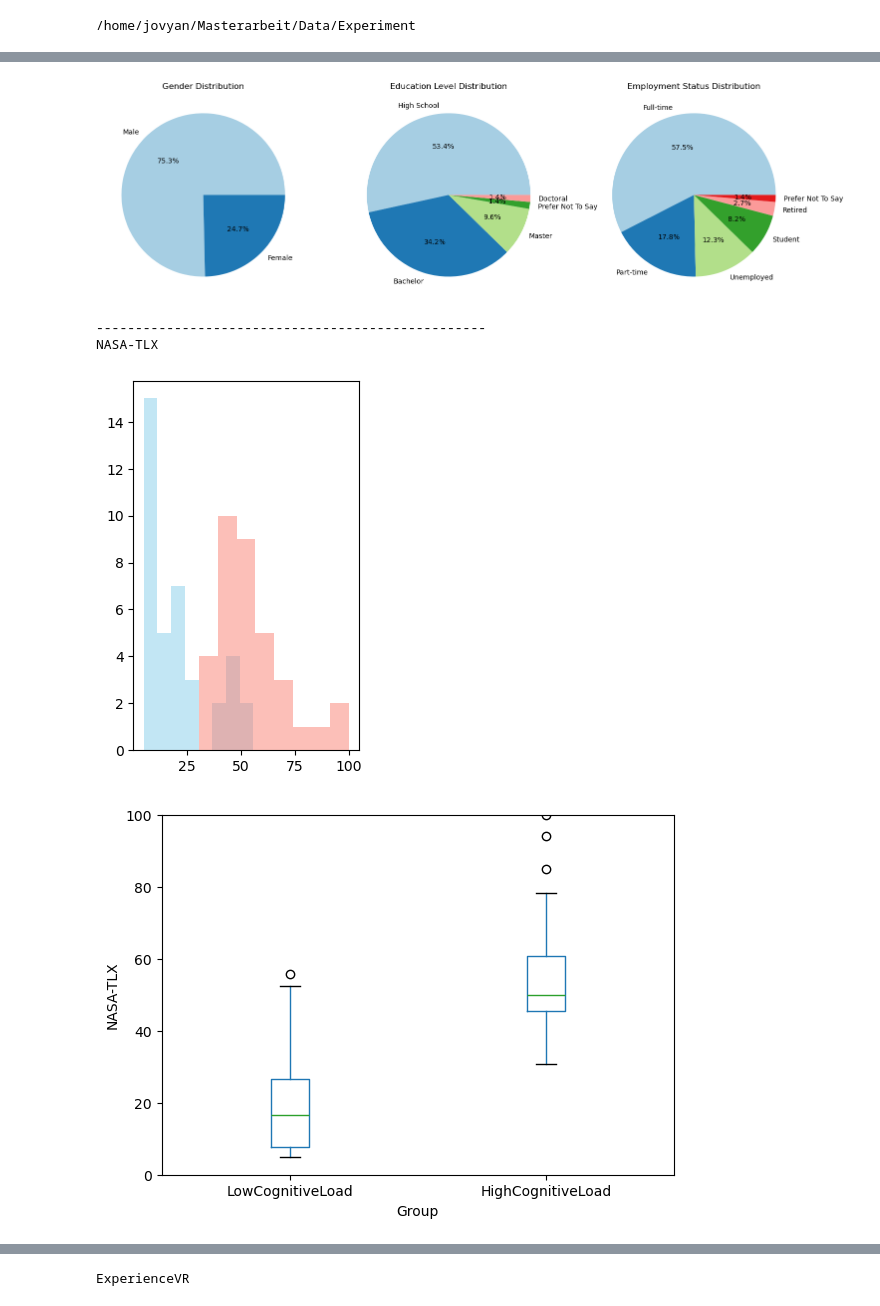
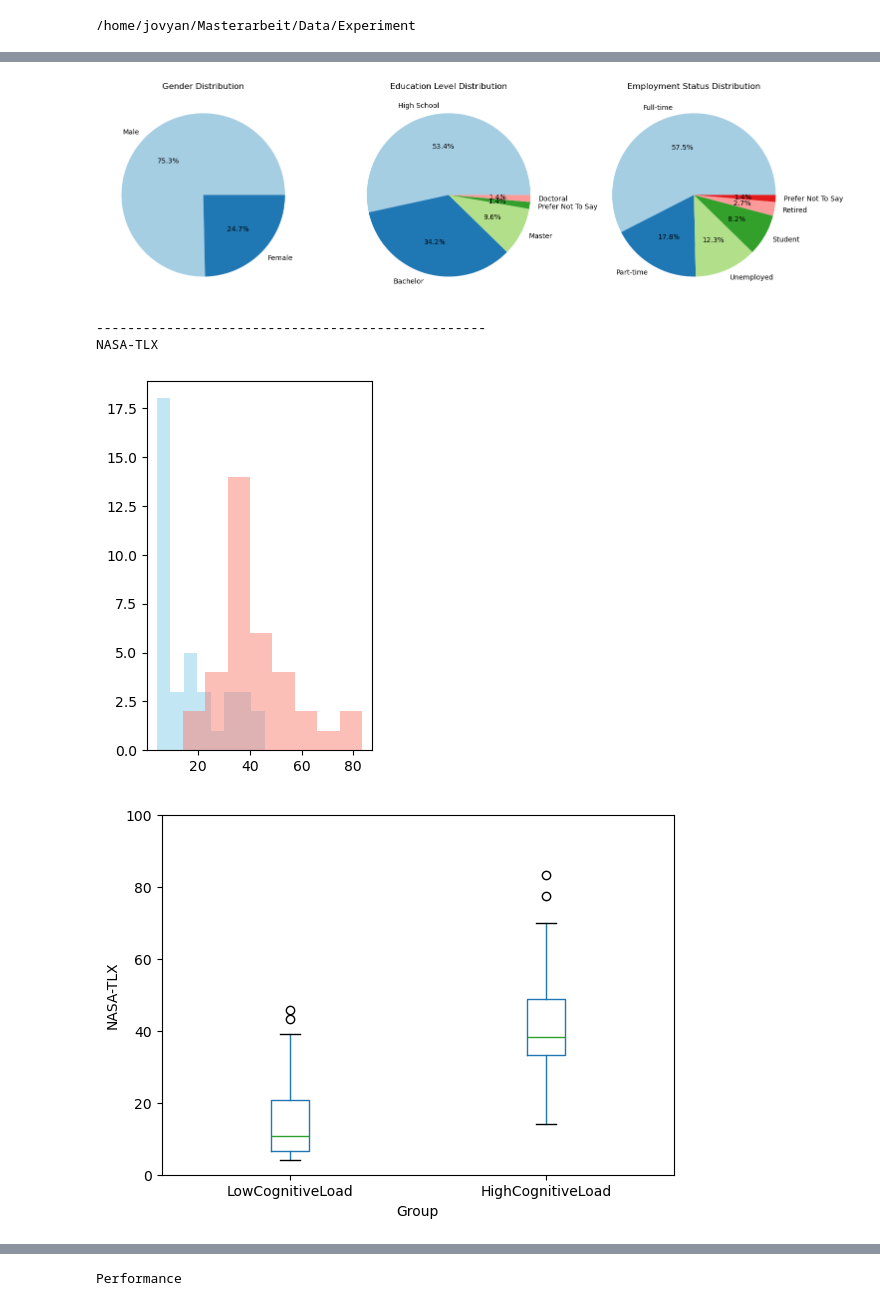
Before and after one commit to benjaminspringer98/master-thesis, a Jupyter notebook: MainExperiment.ipynb, the cells around one changed output, grey strips where cells are left out. Cells and saved outputs as stored; diff of their text form; code cells hidden in the pictures.

Commit message:
Continue analysis

```diff
--- a/MainExperiment.ipynb
+++ b/MainExperiment.ipynb
@@ -589,7 +586,7 @@ print_participant_statistics(df)
 print_column_analysis(df, 'NASA-TLX', 'greater', [0, 100])
 
 # Mean values for each subscale
-subscales = ['Mental Demand', 'Physical Demand', 'Temporal Demand', 'Performance', 'Effort', 'Frustration']
+subscales = ['Mental Demand', 'Physical Demand', 'Temporal Demand', 'Performance', 'Frustration']
 
 # Mean values under low and high cognitive load
 low_cl_means = [
@@ -597,7 +594,6 @@ low_cl_means = [
     df.loc[df['TreatmentType'] == 'LowCognitiveLoad', 'CLPhysicalDemand'].mean(),
     df.loc[df['TreatmentType'] == 'LowCognitiveLoad', 'CLTemporalDemand'].mean(),
     df.loc[df['TreatmentType'] == 'LowCognitiveLoad', 'CLPerformance'].mean(),
-    df.loc[df['TreatmentType'] == 'LowCognitiveLoad', 'CLEffort'].mean(),
     df.loc[df['TreatmentType'] == 'LowCognitiveLoad', 'CLFrustration'].mean()
 ]
 
@@ -606,7 +602,6 @@ high_cl_means = [
     df.loc[df['TreatmentType'] == 'HighCognitiveLoad', 'CLPhysicalDemand'].mean(),
     df.loc[df['TreatmentType'] == 'HighCognitiveLoad', 'CLTemporalDemand'].mean(),
     df.loc[df['TreatmentType'] == 'HighCognitiveLoad', 'CLPerformance'].mean(),
-    df.loc[df['TreatmentType'] == 'HighCognitiveLoad', 'CLEffort'].mean(),
     df.loc[df['TreatmentType'] == 'HighCognitiveLoad', 'CLFrustration'].mean()
 ]
 
@@ -623,53 +618,49 @@ plt.bar([p + width for p in x], high_cl_means, width, label='High Cognitive Load
 
 # Add labels, title, and legend
 plt.xlabel('NASA-TLX Subscales')
-plt.ylabel('Mean Values')
+plt.ylabel('Mean')
 plt.title('Mean NASA-TLX Subscale Scores under Low and High Cognitive Load')
 plt.xticks([p + width / 2 for p in x], subscales)
 plt.legend()
 
 # Add value labels on top of the bars
 for i, v in enumerate(low_cl_means):
     plt.text(i, v + 0.05, f'{v:.2f}', ha='center', va='bottom')
 for i, v in enumerate(high_cl_means):
     plt.text(i + width, v + 0.05, f'{v:.2f}', ha='center', va='bottom')
 
 # Display the plot
 plt.show()
 
 #print_column_analysis(df, 'ExperienceVR', 'greater', [0, 7])
 #print_column_analysis(df, 'CSQ-VR', 'greater', [0, 42])
 
-print_column_analysis(df, 'CorrectlyMovedPercentageMean', 'less', [0, 1.1])
-print_mean_per_round(df, 'CorrectlyMovedPercentageRound', [0, 1.1])
+print_column_analysis(df, 'Performance', 'less', [0, 1.1])
+print_mean_per_round(df, 'PerformanceRound', 'Mean Performance', [0, 1.1])
 
-print_column_analysis(df, 'MeanDistDomHand', 'less', [0, 3.5])
-print_mean_per_round(df, 'MeanDistanceRound', [0, 3.5])
+print_column_analysis(df, 'Distance', 'less', [0, 3.5])
+print_mean_per_round(df, 'DistanceRound', 'Mean Distance', [0, 3])
 
-print_column_analysis(df, 'MeanTotalDistance', 'less', [0, 3.5])
-print_mean_per_round(df, 'DistanceMean', [0, 3.5])
+print_column_analysis(df, 'PathEfficiency', 'less', [0, 3.5])
+print_mean_per_round(df, 'PathEfficiencyRound', 'Mean Path Efficiency', [0, 3])
 
-print_column_analysis(df, 'MeanTotalPathEfficiency', 'less', [0, 3.5])
-print_mean_per_round(df, 'PathEfficiencyMean', [0, 3.5])
-
-
-print_column_analysis(df, 'MeanSpeedDomHand', 'greater', [0, 2])
-print_mean_per_round(df, 'MeanSpeedRound', [0, 2])
+print_column_analysis(df, 'Speed', 'greater', [0, 2])
+print_mean_per_round(df, 'SpeedRound', 'Mean Speed', [0, 2])
 
 print_column_analysis(df, 'MeanGripPressureDomHand', 'less', [0,1])
 print_mean_per_round(df, 'MeanGripPressureRound', [0,1])
 # %% [output]
 --------------------------------------------------
 TutorialTime
 [figure]
 [figure]
 --------------------------------------------------
 Low CL: 38, High CL: 35
 Mean age: 37.24657534246575
 [figure]
 --------------------------------------------------
 NASA-TLX
-[figure, old version]
+[figure, new version]
-[figure, old version]
+[figure, new version]
 ------------------------------
 Group: LowCognitiveLoad
@@ -692 +683 @@ High CL mean significantly GREATER than low CL mean
-ExperienceVR
+Performance
```
Also changed, not shown: parts of 4 cells of this notebook.
